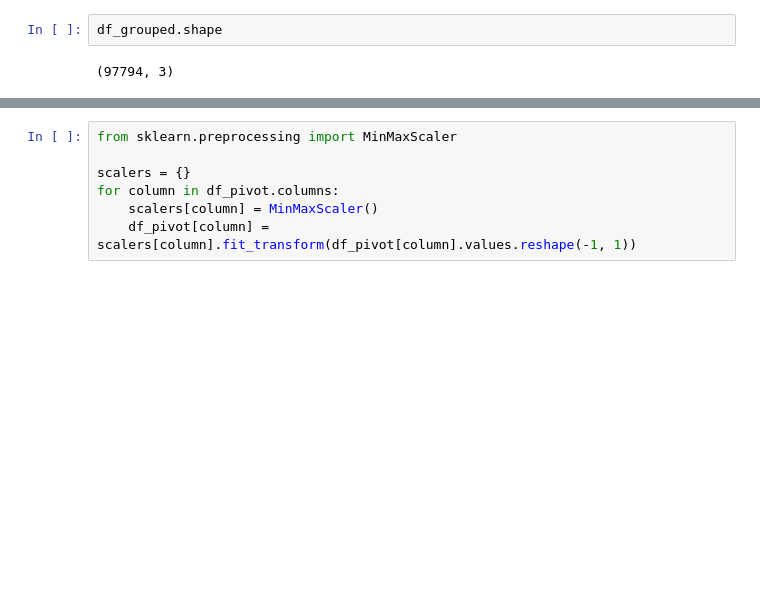
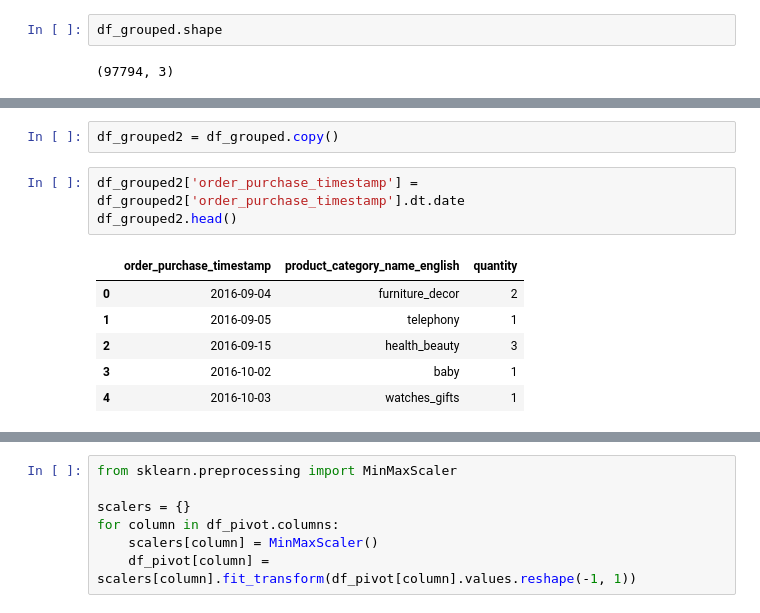
Before and after one commit to Oleksandr190378/data_science, a Jupyter notebook: test_task.ipynb, the cells around one changed output, grey strips where cells are left out. Drawn from its saved outputs; the diff is of its cells as text; blank space fills up the shorter version.

```diff
--- a/test_task.ipynb
+++ b/test_task.ipynb
@@ -74,0 +58,12 @@ df_pivot.head(10)
+# %%
+df_grouped2 = df_grouped.copy()
+# %%
+df_grouped2['order_purchase_timestamp'] = df_grouped2['order_purchase_timestamp'].dt.date
+df_grouped2.head()
+# %% [output]
+|  | order_purchase_timestamp | product_category_name_english | quantity |
+| 0 | 2016-09-04 | furniture_decor | 2 |
+| 1 | 2016-09-05 | telephony | 1 |
+| 2 | 2016-09-15 | health_beauty | 3 |
+| 3 | 2016-10-02 | baby | 1 |
+| 4 | 2016-10-03 | watches_gifts | 1 |
```
Also changed, not shown: parts of 9 cells of this notebook.
